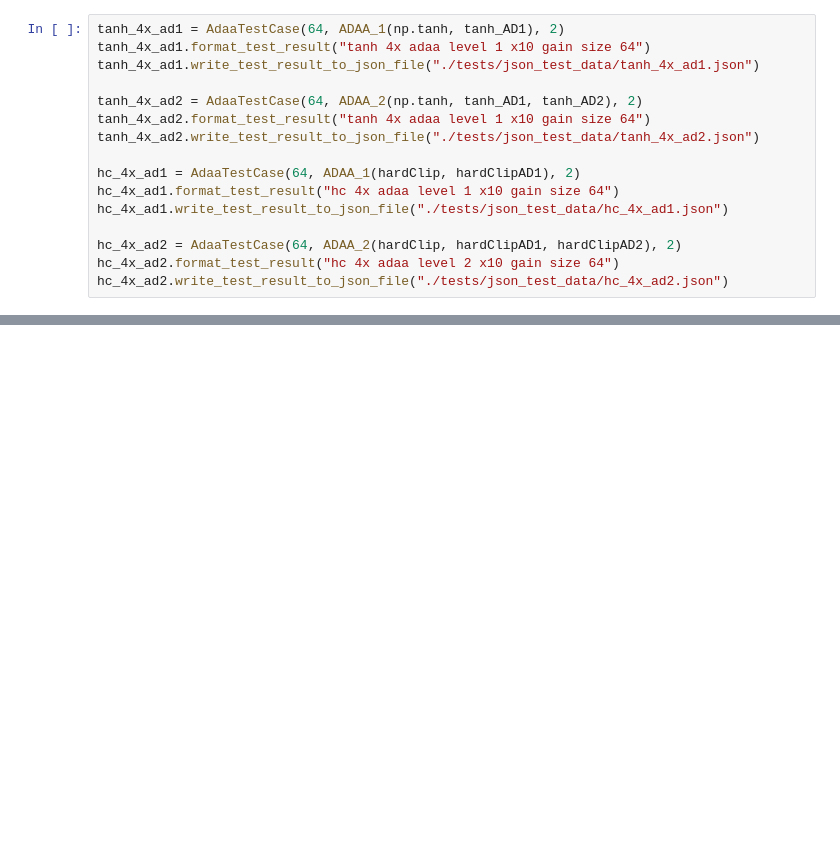
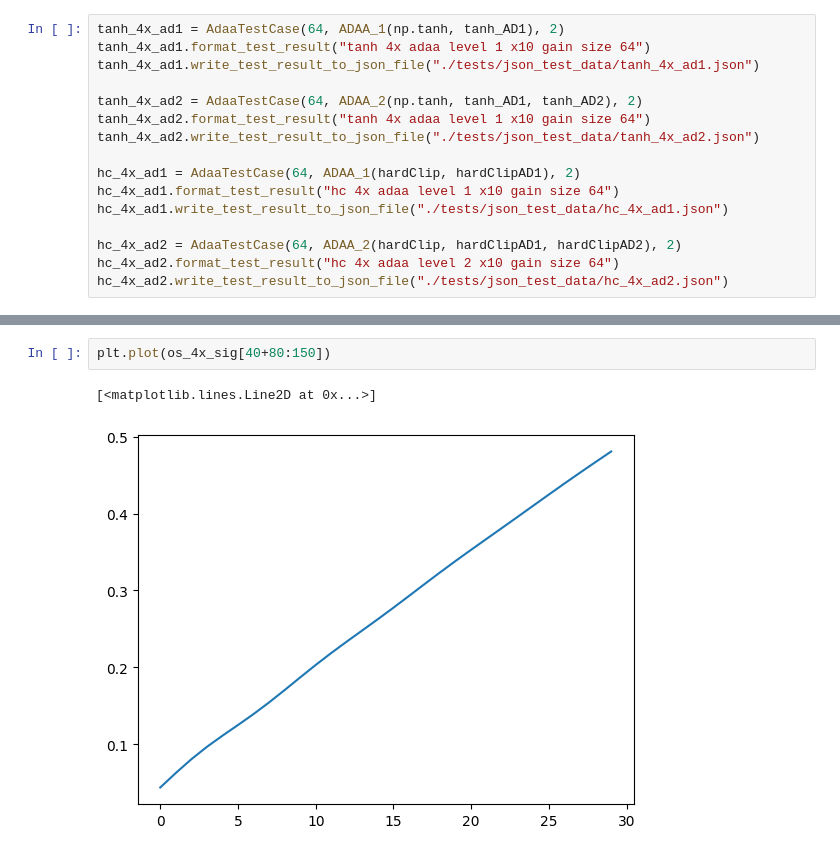
Before and after one commit to jsquie/Nonlinear_ADAA, a Jupyter notebook: Untitled.ipynb, the cells around one changed output, grey strips where cells are left out. Saved outputs shown, nothing was run; the diff lists cells and outputs as text; blank space fills up the shorter version.

```diff
--- a/Untitled.ipynb
+++ b/Untitled.ipynb
@@ -1391,0 +1556,5 @@ hc_4x_ad2.write_test_result_to_json_file("./tests/json_test_data/hc_4x_ad2.json"
+# %%
+plt.plot(os_4x_sig[40+80:150])
+# %% [output]
+[<matplotlib.lines.Line2D at 0x...>]
+[figure, added]
```
Also changed, not shown: parts of 25 cells of this notebook, 5 other files.
